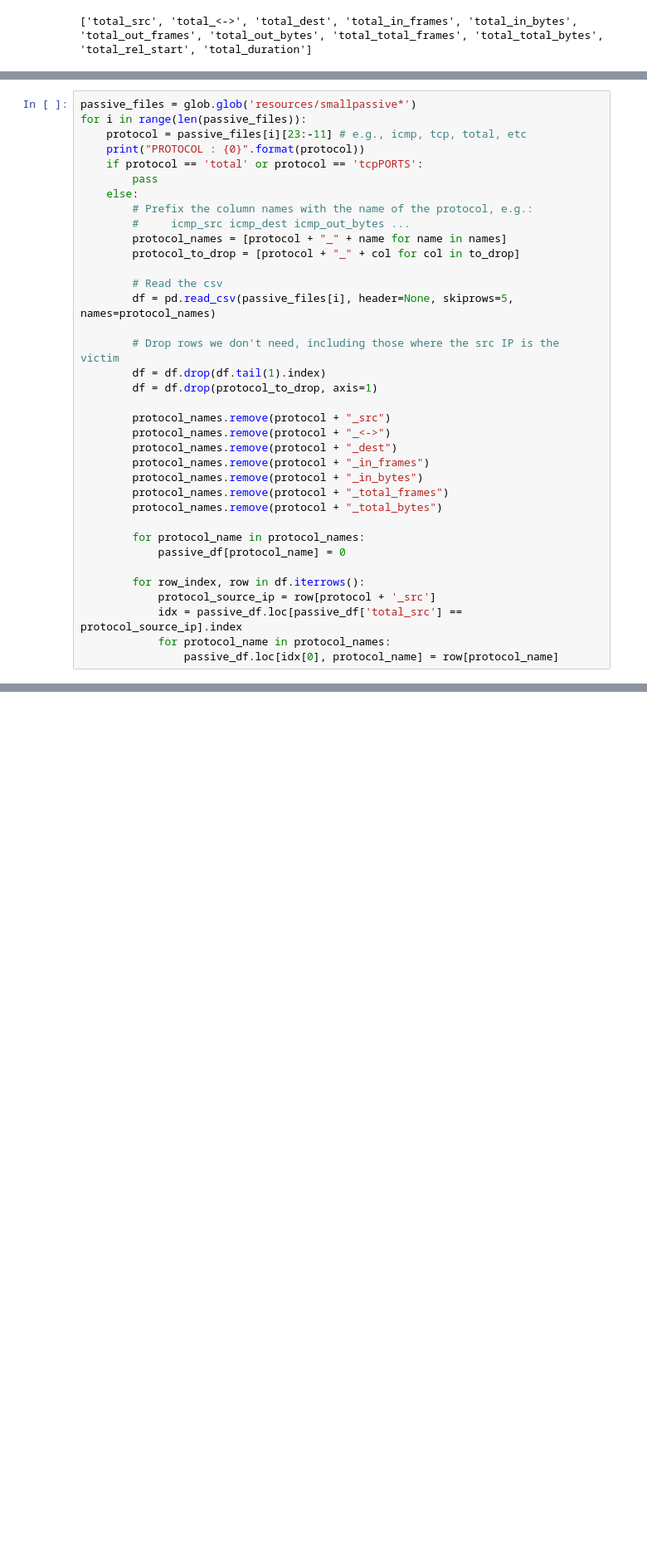
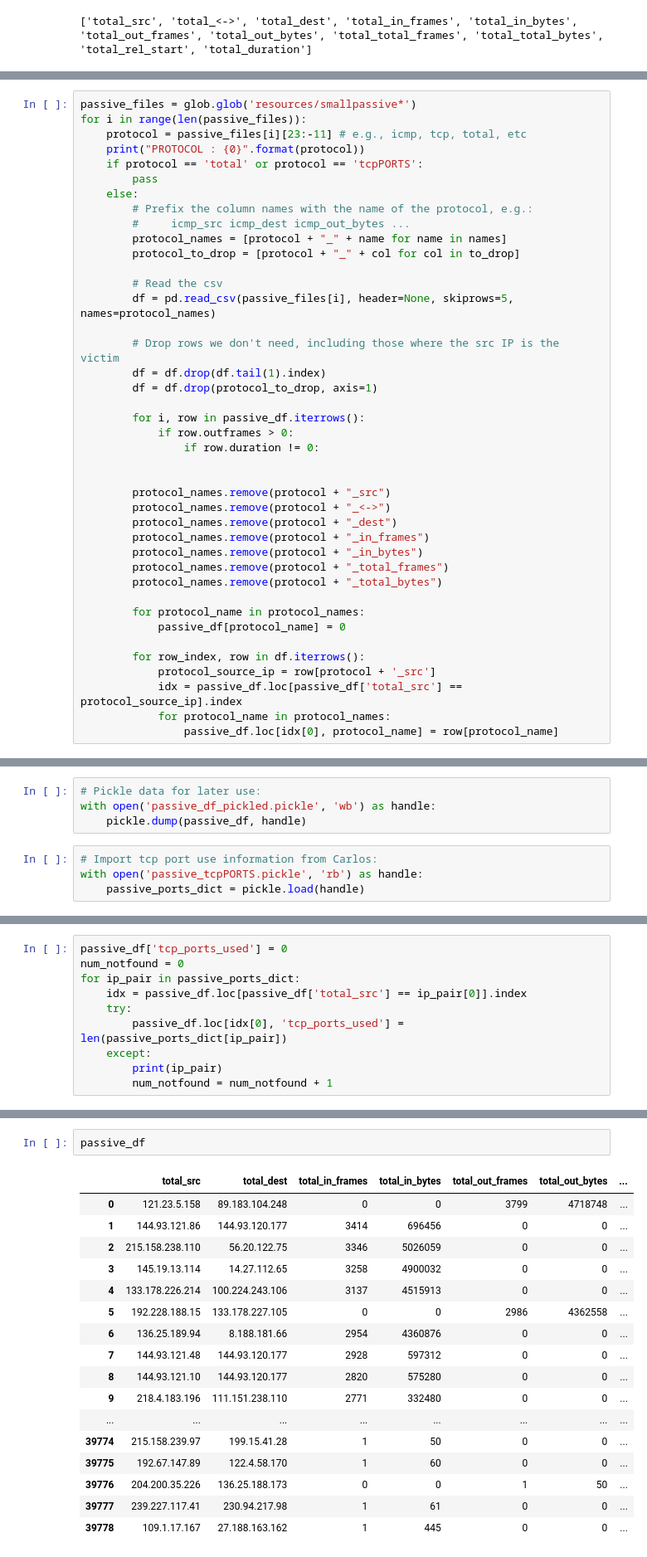
Before and after one commit to ishparii/escudo, a Jupyter notebook: passive_extractor.ipynb, the cells around one changed output, grey strips where cells are left out. Shown at 83% size. Saved outputs shown, nothing was run; the diff lists cells and outputs as text; blank space fills up the shorter version.

```diff
--- a/passive_extractor.ipynb
+++ b/passive_extractor.ipynb
@@ -46,6 +54,11 @@ for i in range(len(passive_files)):
         df = df.drop(df.tail(1).index)
         df = df.drop(protocol_to_drop, axis=1)
 
+        for i, row in passive_df.iterrows():
+            if row.outframes > 0:
+                if row.duration != 0:
+
+
         protocol_names.remove(protocol + "_src")
         protocol_names.remove(protocol + "_<->")
         protocol_names.remove(protocol + "_dest")
@@ -71,0 +84,8 @@ KeyboardInterrupt:
+# %%
+# Pickle data for later use:
+with open('passive_df_pickled.pickle', 'wb') as handle:
+    pickle.dump(passive_df, handle)
+# %%
+# Import tcp port use information from Carlos:
+with open('passive_tcpPORTS.pickle', 'rb') as handle:
+    passive_ports_dict = pickle.load(handle)
@@ -71,0 +100,10 @@ KeyboardInterrupt:
+# %%
+passive_df['tcp_ports_used'] = 0
+num_notfound = 0
+for ip_pair in passive_ports_dict:
+    idx = passive_df.loc[passive_df['total_src'] == ip_pair[0]].index
+    try:
+        passive_df.loc[idx[0], 'tcp_ports_used'] = len(passive_ports_dict[ip_pair])
+    except:
+        print(ip_pair)
+        num_notfound = num_notfound + 1
@@ -71,0 +133,20 @@ KeyboardInterrupt:
+# %%
+passive_df
+# %% [output]
+|  | total_src | total_dest | total_in_frames | total_in_bytes | total_out_frames | total_out_bytes | ... |
+| 0 | 121.23.5.158 | 89.183.104.248 | 0 | 0 | 3799 | 4718748 | ... |
+| 1 | 144.93.121.86 | 144.93.120.177 | 3414 | 696456 | 0 | 0 | ... |
+| 2 | 215.158.238.110 | 56.20.122.75 | 3346 | 5026059 | 0 | 0 | ... |
+| 3 | 145.19.13.114 | 14.27.112.65 | 3258 | 4900032 | 0 | 0 | ... |
+| 4 | 133.178.226.214 | 100.224.243.106 | 3137 | 4515913 | 0 | 0 | ... |
+| 5 | 192.228.188.15 | 133.178.227.105 | 0 | 0 | 2986 | 4362558 | ... |
+| 6 | 136.25.189.94 | 8.188.181.66 | 2954 | 4360876 | 0 | 0 | ... |
+| 7 | 144.93.121.48 | 144.93.120.177 | 2928 | 597312 | 0 | 0 | ... |
+| 8 | 144.93.121.10 | 144.93.120.177 | 2820 | 575280 | 0 | 0 | ... |
+| 9 | 218.4.183.196 | 111.151.238.110 | 2771 | 332480 | 0 | 0 | ... |
+| ... | ... | ... | ... | ... | ... | ... | ... |
+| 39774 | 215.158.239.97 | 199.15.41.28 | 1 | 50 | 0 | 0 | ... |
+| 39775 | 192.67.147.89 | 122.4.58.170 | 1 | 60 | 0 | 0 | ... |
+| 39776 | 204.200.35.226 | 136.25.188.173 | 0 | 0 | 1 | 50 | ... |
+| 39777 | 239.227.117.41 | 230.94.217.98 | 1 | 61 | 0 | 0 | ... |
+| 39778 | 109.1.17.167 | 27.188.163.162 | 1 | 445 | 0 | 0 | ... |
```
Also changed, not shown: parts of 6 cells of this notebook, 8 other files.
